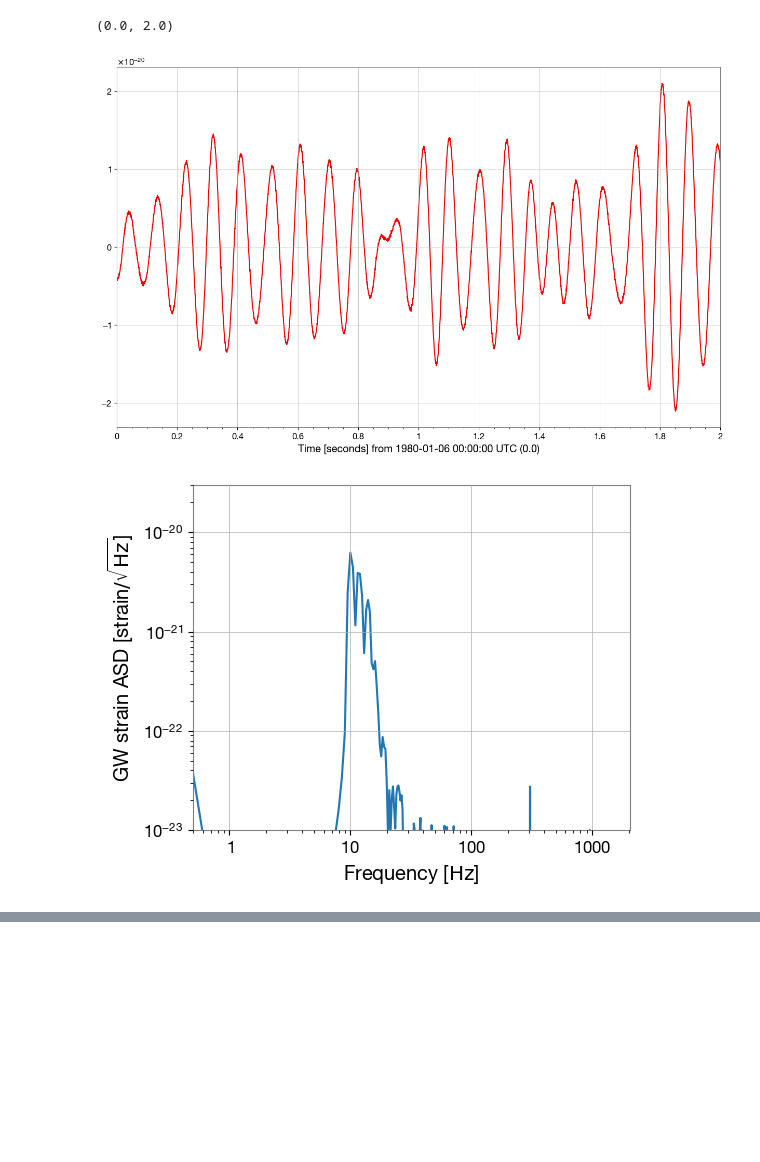
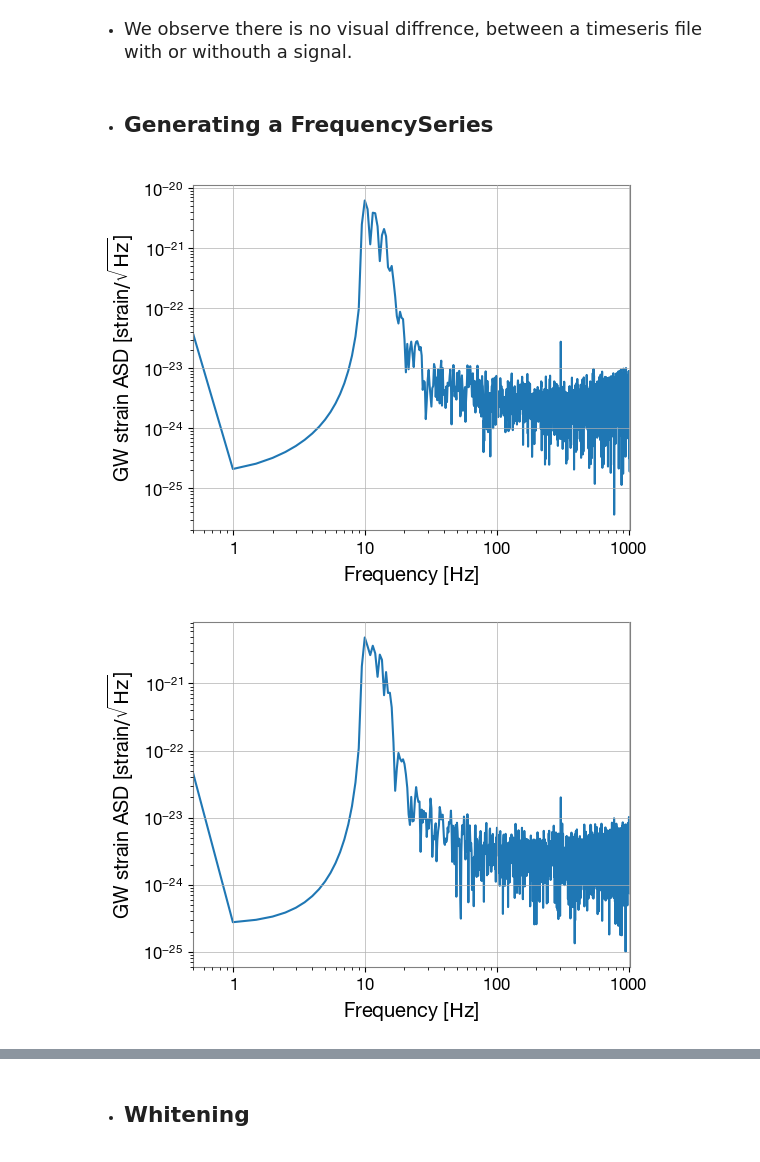
Before and after one commit to RobinRosculete/Gravitational-Wave-Detection, a Jupyter notebook: notebooks/GWDataPreprocessing.ipynb, the cells around one changed output, grey strips where cells are left out. Drawn from its saved outputs; the diff is of its cells as text; code cells hidden in the pictures; blank space fills up the shorter version.

```diff
--- a/notebooks/GWDataPreprocessing.ipynb
+++ b/notebooks/GWDataPreprocessing.ipynb
@@ -84,20 +91,36 @@ plot_data_jointly(ts_no_signal1,  ts_no_signal2,  ts_no_signal3)
-# %%
-ts1 = TimeSeries(sample_data_signal.flatten(), sample_rate =2048)
-plot = Plot(figsize=(15, 9))
-ax = plot.add_subplot(xscale='auto-gps')
-ax.plot(ts1, color='gwpy:ligo-hanford')
-ax.set_xlim(0, 2)
-# %% [output]
-(0.0, 2.0)
-[figure, removed]
+# %% [markdown]
+- <font size = 4> We observe there is no visual diffrence, between a timeseris file with or withouth a signal.
+# %% [markdown]
+- ## Generating a FrequencySeries
 # %%
-spectrum = ts_signal1.asd(2)
+#Calculating the spectrum(Setting the Fourier Transformm Time domain to 2 seconds)
+def calculateAsdSpectrum(ts1,ts2,ts3):
+    spectrum1 = ts_signal1.asd(2,1)
+    spectrum2 = ts_signal2.asd(2,1)
+    spectrum3 = ts_signal3.asd(2,1)
+    return spectrum1, spectrum2, spectrum3
+# %%
+#Storing calculated spectrum into variables for plotting
+spectrum1, spectrum2, spectrum3 = calculateAsdSpectrum(ts_signal1,ts_signal1,ts_signal1)
 # %%
-plot = spectrum.plot()
-ax = plot.gca()
-ax.set_xlim(0, 2048)
-ax.set_ylabel(r'GW strain ASD [strain$/\sqrt{\mathrm{Hz}}$]')
-ax.set_ylim(1e-23, 3e-20)
-plot.show()
+#Function to plot the auto spectral density
+def asdSpctrumPlot(spectrum1,spctrum2, spectrum3):
+    plot1 = spectrum1.plot()
+    plot2 = spectrum2.plot()
+    plot3 = spectrum3.plot()
+    ax = plot.gca()
+    ax.set_xlim(0, 2048)
+    ax.set_xlim(0, 2000)
+    plot1.axes[0].set_ylabel('GW strain ASD [strain$/\sqrt{\mathrm{Hz}}$]')
+    plot2.axes[0].set_ylabel('GW strain ASD [strain$/\sqrt{\mathrm{Hz}}$]')
+    plot3.axes[0].set_ylabel('GW strain ASD [strain$/\sqrt{\mathrm{Hz}}$]')
+    ax.set_ylim(1e-23, 3e-20)
+    plot1.show()
+    plot2.show()
+    plot3.show()
-# %% [output]
-[figure, removed]
+# %%
+# Ploting Frequency Series
+asdSpctrumPlot(spectrum1, spectrum2, spectrum3)
+# %% [output]
+[figure, added]
+[figure, added]
@@ -103,0 +128,2 @@ plot.show()
+# %% [markdown]
+- ## Whitening
```
Also changed, not shown: parts of 19 cells of this notebook.
